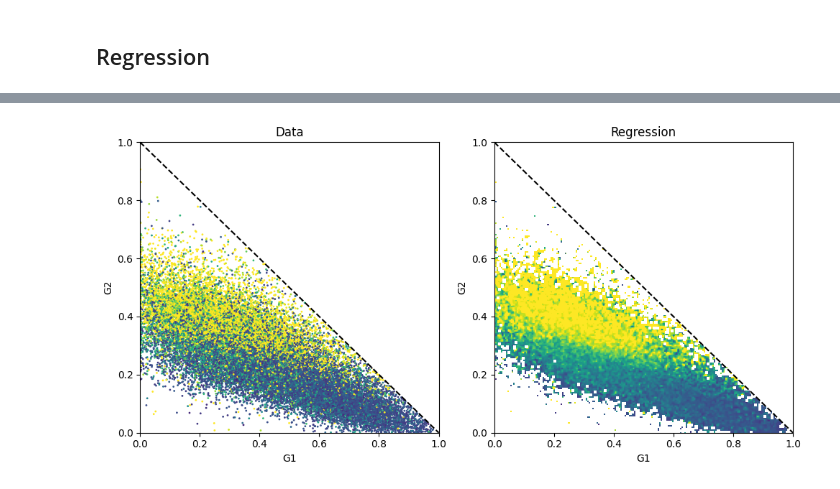
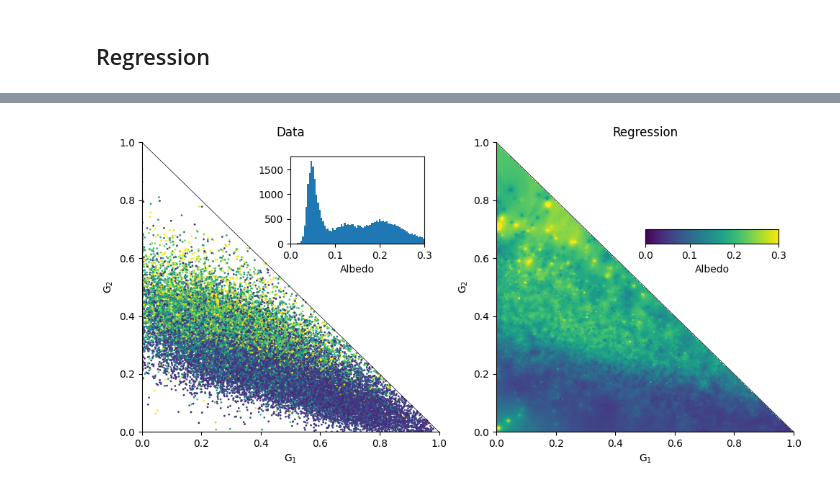
Before and after one commit to astrolabsoftware/fink-spins, a Jupyter notebook: notebooks/periods/phase_to_diameter.ipynb, the cells around one changed output, grey strips where cells are left out. Drawn from its saved outputs; the diff is of its cells as text; code cells hidden in the pictures.

```diff
--- a/notebooks/periods/phase_to_diameter.ipynb
+++ b/notebooks/periods/phase_to_diameter.ipynb
@@ -185,5 +189,8 @@ fig.tight_layout()
 # %% [markdown]
 ## Regression
+# %%
+cond = (data[f"{flavor}_G1_{filt}"].notna()) & (data[f"{flavor}_G2_{filt}"].notna())
+mask = mask & cond
 # %%
 # Prepare data
 X = data.loc[mask, [f"{flavor}_G1_{filt}", f"{flavor}_G2_{filt}"] ].to_numpy()
@@ -231,11 +293,14 @@ N = 201
 xy = np.array([(i, j) for j in np.linspace(0,1,num=N) for i in np.linspace(0,1,num=N)])
 xy = np.tril(xy)
 
-z = np.tril(reg.predict(xy).reshape(N,N)[::-1])
+# z = np.tril(reg.predict(xy).reshape(N,N)[::-1])
+# z = z+unity
 
-unity = np.triu(np.full((N,N), 1))
-z = z+unity
+unity = np.rot90(np.tril(np.full((N,N), 1)),3)
+no_data = np.where(unity==0)
 
 # z = reg.predict(xy).reshape(N,N)
 z = neigh.predict(xy).reshape(N,N)
-#
+z[no_data] = np.nan
+
+# z = np.triu(np.reverse(neigh.predict(xy).reshape(N,N)))
@@ -242,40 +317,62 @@ z = neigh.predict(xy).reshape(N,N)
 # %%
 fig, ax = plt.subplots(1, 2, figsize=(10, 5))
 
+vmin, vmax = 0, 0.3
+
+# --------------------------------------------------------------------------------
 filt = "r"
 im = ax[0].scatter(
     data.loc[mask, f"{flavor}_G1_{filt}"],
     data.loc[mask, f"{flavor}_G2_{filt}"],
     c=data.loc[mask, "albedo.value"],
-    vmin=0,
-    vmax=0.2,
-    # cmap='afmhot',
+    vmin=vmin,
+    vmax=vmax,
     s=1,
     alpha=1,
 )
 
-# ax[1].imshow(z, extent=(0,1,0,1), vmin=0, vmax=0.2, aspect='auto')
-ax[1].imshow(z, extent=(0,1,0,1), origin='lower', vmin=0, vmax=0.2, aspect='auto')
+# --------------------------------------------------------------------------------
+axins = ax[0].inset_axes([0.5, 0.65, 0.45, 0.30])
+axins.hist( data.loc[mask, "albedo.value"], range=(vmin,vmax), bins=80)
+axins.set_xlabel("Albedo")
+axins.set_xlim(vmin, vmax)
 
-# cbar = fig.colorbar(im, ax=ax[1], label="Albedo")
+# --------------------------------------------------------------------------------
+im = ax[1].imshow(z, extent=(0,1,0,1), origin='lower', vmin=vmin, vmax=vmax, aspect='auto', )
+# cbaxes = ax[1].inset_axes( [0.8,0.4,0.05,0.5])
+# cbar = fig.colorbar(im, cax=cbaxes, ticks=[0.,0.1,0.2,0.3], label="Albedo")
+cbaxes = ax[1].inset_axes( [0.5,0.65,0.45,0.05])
+cbar = fig.colorbar(im, cax=cbaxes, ticks=[0.,0.1,0.2,0.3], label="Albedo", orientation='horizontal')
 
+
+# Typical uncertainty
+# ell = Ellipse( (0.2,0.6), 0.17*2, 0.05*2, facecolor='none', edgecolor='white', linewidth=1)
+# ax[1].add_patch(ell)
+
+
+
+# --------------------------------------------------------------------------------
 # Axes
 x = np.linspace(0, 1, 10)
 for a in ax:
 
-    a.plot(x, 1 - x, color="black", linestyle="--")
+    a.plot(x, 1 - x, color="black", linestyle="solid", linewidth=0.5)
     a.set_xlim(0, 1)
     a.set_ylim(0, 1)
-    a.set_ylabel("G2")
-    a.set_xlabel("G1")
+    a.set_ylabel("G$_2$")
+    a.set_xlabel("G$_1$")
+
 
 ax[0].set_title("Data")
 ax[1].set_title("Regression")
 
+ax[0].spines[['right', 'top']].set_visible(False)
+ax[1].spines[['right', 'top']].set_visible(False)
+
 fig.tight_layout()
 fig.savefig("/home/bcarry/G1G2_albedo_regression.png")
 # %% [output]
-[figure, old version]
+[figure, new version]
 # %%
 # save
 with open('model.pkl','wb') as f:
```
Also changed, not shown: parts of 12 cells of this notebook.
